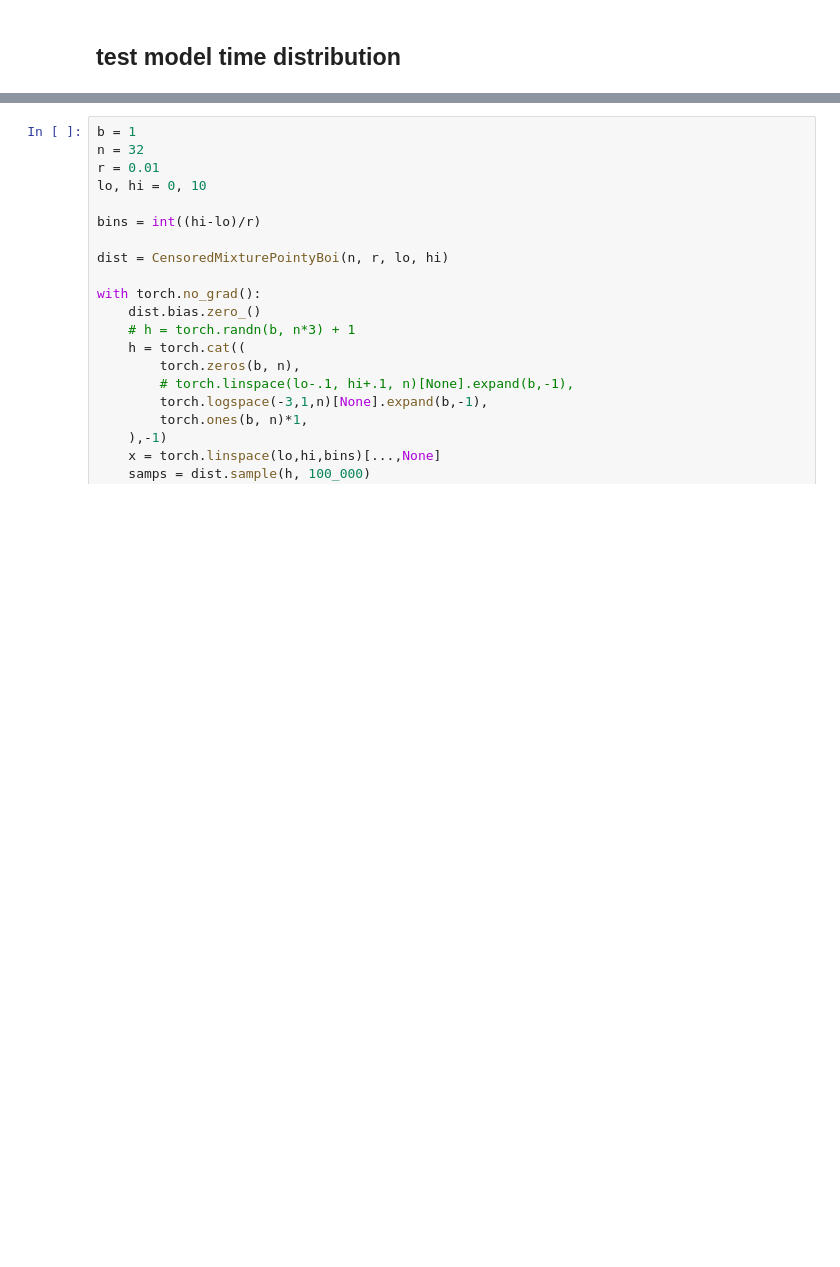
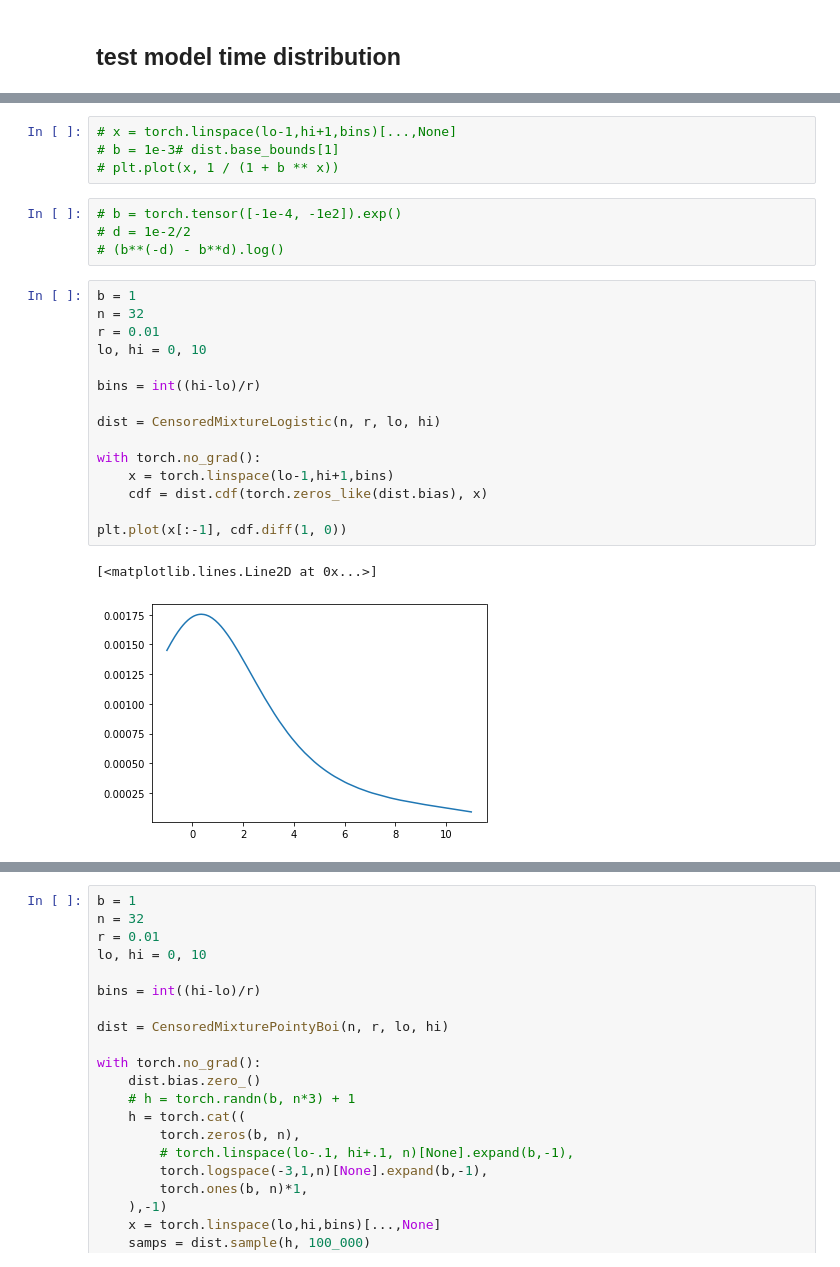
Before and after one commit to Intelligent-Instruments-Lab/iil-python-tools, a Jupyter notebook: notepredictor/notebook/midi.ipynb, the cells around one changed output, grey strips where cells are left out. Cells and saved outputs as stored; diff of their text form; blank space fills up the shorter version.

Commit message:
mixture logistic distribution

```diff
--- a/notepredictor/notebook/midi.ipynb
+++ b/notepredictor/notebook/midi.ipynb
@@ -66,0 +186,26 @@ plt.yscale('log')
+# %%
+# x = torch.linspace(lo-1,hi+1,bins)[...,None]
+# b = 1e-3# dist.base_bounds[1]
+# plt.plot(x, 1 / (1 + b ** x))
+# %%
+# b = torch.tensor([-1e-4, -1e2]).exp()
+# d = 1e-2/2
+# (b**(-d) - b**d).log()
+# %%
+b = 1
+n = 32
+r = 0.01
+lo, hi = 0, 10
+
+bins = int((hi-lo)/r)
+
+dist = CensoredMixtureLogistic(n, r, lo, hi)
+
+with torch.no_grad():
+    x = torch.linspace(lo-1,hi+1,bins)
+    cdf = dist.cdf(torch.zeros_like(dist.bias), x)
+
+plt.plot(x[:-1], cdf.diff(1, 0))
+# %% [output]
+[<matplotlib.lines.Line2D at 0x...>]
+[figure, added]
```
Also changed, not shown: parts of 4 cells of this notebook, 3 other files.
